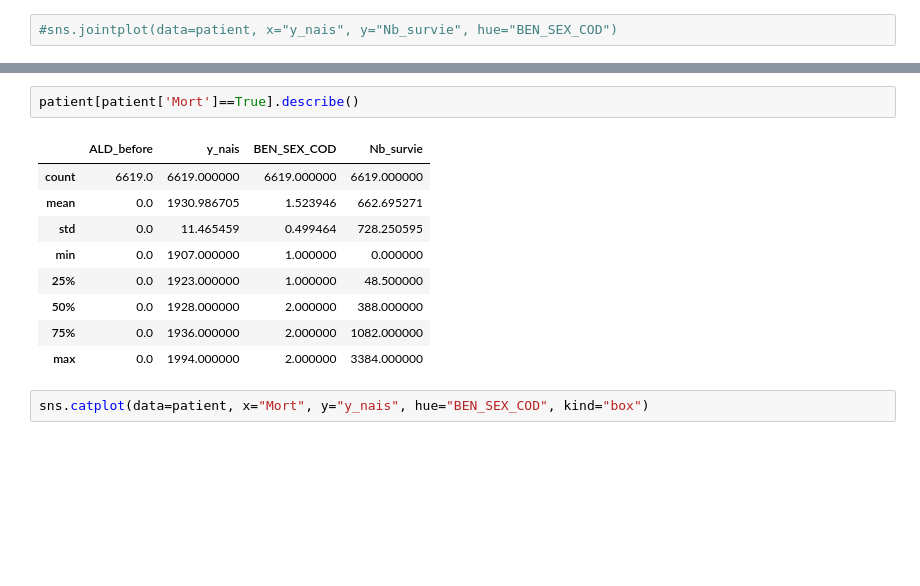
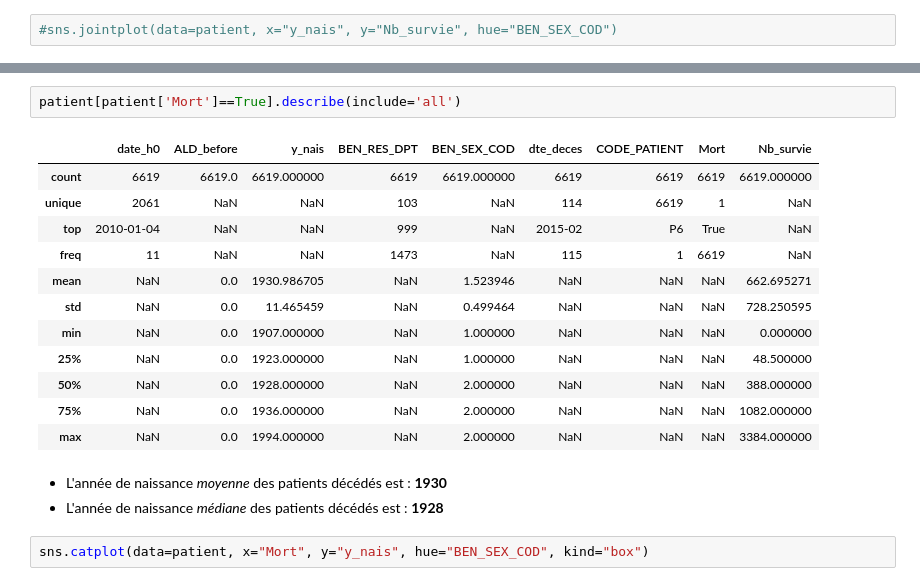
Before and after one commit to Kirscher/TextMining_Parcours_de_soin, a Jupyter notebook: EDA.ipynb, the cells around one changed output, grey strips where cells are left out. Cells and saved outputs as stored; diff of their text form; blank space fills up the shorter version.

```diff
--- a/EDA.ipynb
+++ b/EDA.ipynb
@@ -79,15 +100,21 @@ patient[patient['Mort']==False].describe()
 # %%
-patient[patient['Mort']==True].describe()
+patient[patient['Mort']==True].describe(include='all')
 # %% [output]
-|  | ALD_before | y_nais | BEN_SEX_COD | Nb_survie |
-| count | 6619.0 | 6619.000000 | 6619.000000 | 6619.000000 |
-| mean | 0.0 | 1930.986705 | 1.523946 | 662.695271 |
-| std | 0.0 | 11.465459 | 0.499464 | 728.250595 |
-| min | 0.0 | 1907.000000 | 1.000000 | 0.000000 |
-| 25% | 0.0 | 1923.000000 | 1.000000 | 48.500000 |
-| 50% | 0.0 | 1928.000000 | 2.000000 | 388.000000 |
-| 75% | 0.0 | 1936.000000 | 2.000000 | 1082.000000 |
-| max | 0.0 | 1994.000000 | 2.000000 | 3384.000000 |
+|  | date_h0 | ALD_before | y_nais | BEN_RES_DPT | BEN_SEX_COD | dte_deces | CODE_PATIENT | Mort | Nb_survie |
+| count | 6619 | 6619.0 | 6619.000000 | 6619 | 6619.000000 | 6619 | 6619 | 6619 | 6619.000000 |
+| unique | 2061 | NaN | NaN | 103 | NaN | 114 | 6619 | 1 | NaN |
+| top | 2010-01-04 | NaN | NaN | 999 | NaN | 2015-02 | P6 | True | NaN |
+| freq | 11 | NaN | NaN | 1473 | NaN | 115 | 1 | 6619 | NaN |
+| mean | NaN | 0.0 | 1930.986705 | NaN | 1.523946 | NaN | NaN | NaN | 662.695271 |
+| std | NaN | 0.0 | 11.465459 | NaN | 0.499464 | NaN | NaN | NaN | 728.250595 |
+| min | NaN | 0.0 | 1907.000000 | NaN | 1.000000 | NaN | NaN | NaN | 0.000000 |
+| 25% | NaN | 0.0 | 1923.000000 | NaN | 1.000000 | NaN | NaN | NaN | 48.500000 |
+| 50% | NaN | 0.0 | 1928.000000 | NaN | 2.000000 | NaN | NaN | NaN | 388.000000 |
+| 75% | NaN | 0.0 | 1936.000000 | NaN | 2.000000 | NaN | NaN | NaN | 1082.000000 |
+| max | NaN | 0.0 | 1994.000000 | NaN | 2.000000 | NaN | NaN | NaN | 3384.000000 |
+# %% [markdown]
++ L'année de naissance *moyenne* des patients décédés est : **1930**
++ L'année de naissance *médiane* des patients décédés est : **1928**
 # %%
 sns.catplot(data=patient, x="Mort", y="y_nais", hue="BEN_SEX_COD", kind="box")
 # %% [output]
```
Also changed, not shown: parts of 7 cells of this notebook.
